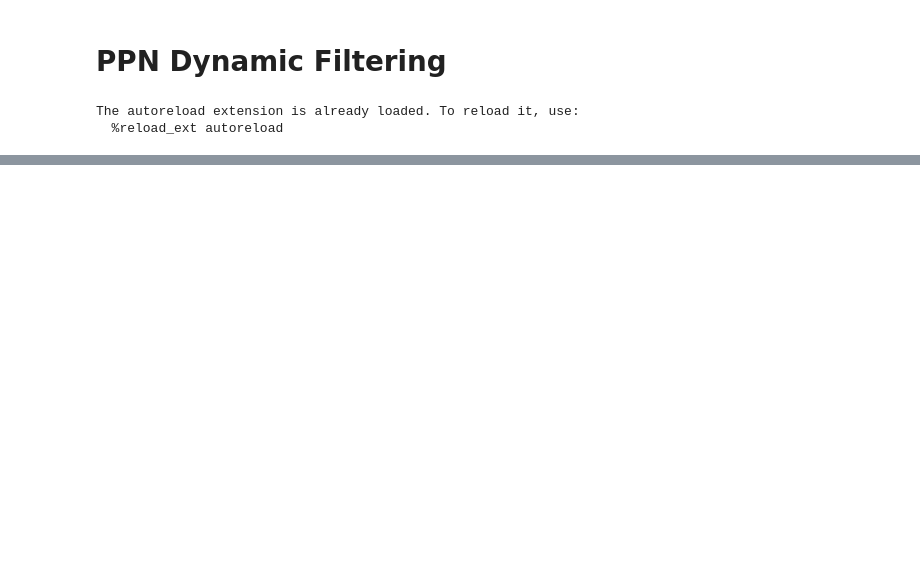
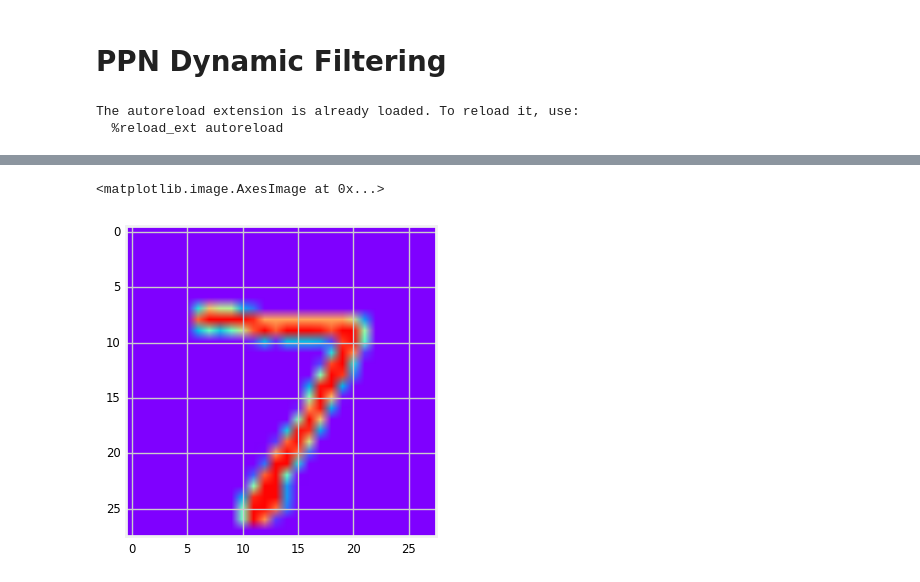
Before and after one commit to unique-horn/ppap-experiments, a Jupyter notebook: dfn/dfn-mnist.ipynb, the cells around one changed output, grey strips where cells are left out. Drawn from its saved outputs; the diff is of its cells as text; code cells hidden in the pictures; blank space fills up the shorter version.

```diff
--- a/dfn/dfn-mnist.ipynb
+++ b/dfn/dfn-mnist.ipynb
@@ -99 +109,7 @@ ________________________________________________________________________________
+# %%
+test_index = 0
+plt.imshow(X_test[test_index, 0])
+# %% [output]
+<matplotlib.image.AxesImage at 0x...>
+[figure, added]
 # %%
```
Also changed, not shown: parts of 14 cells of this notebook, 1 other file.
